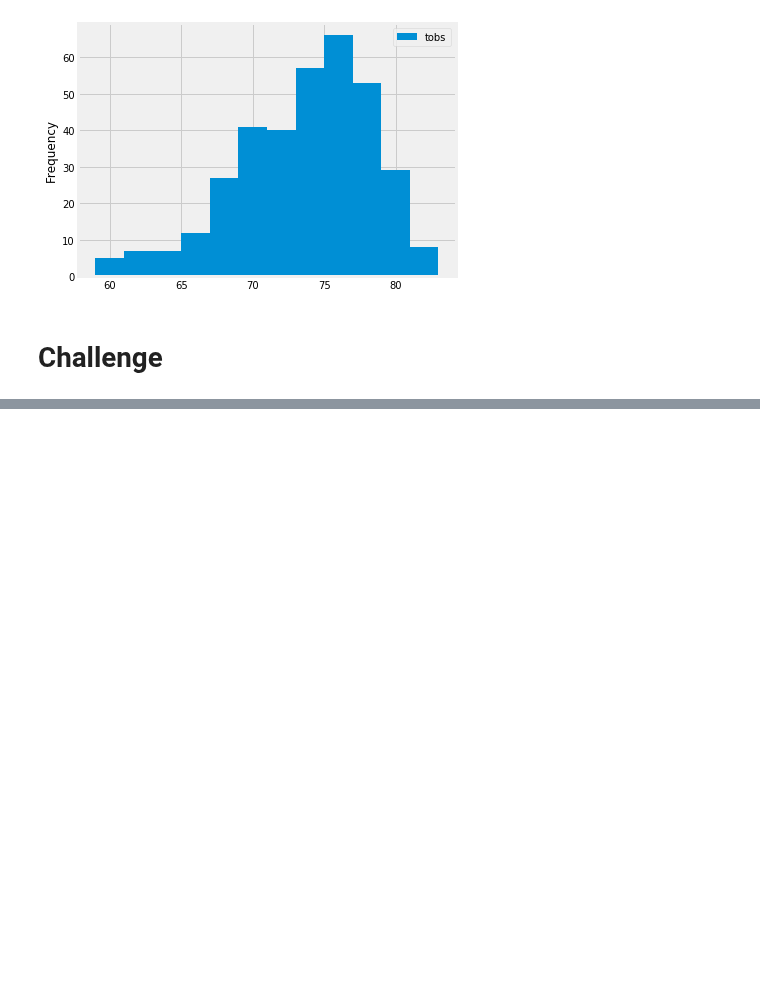
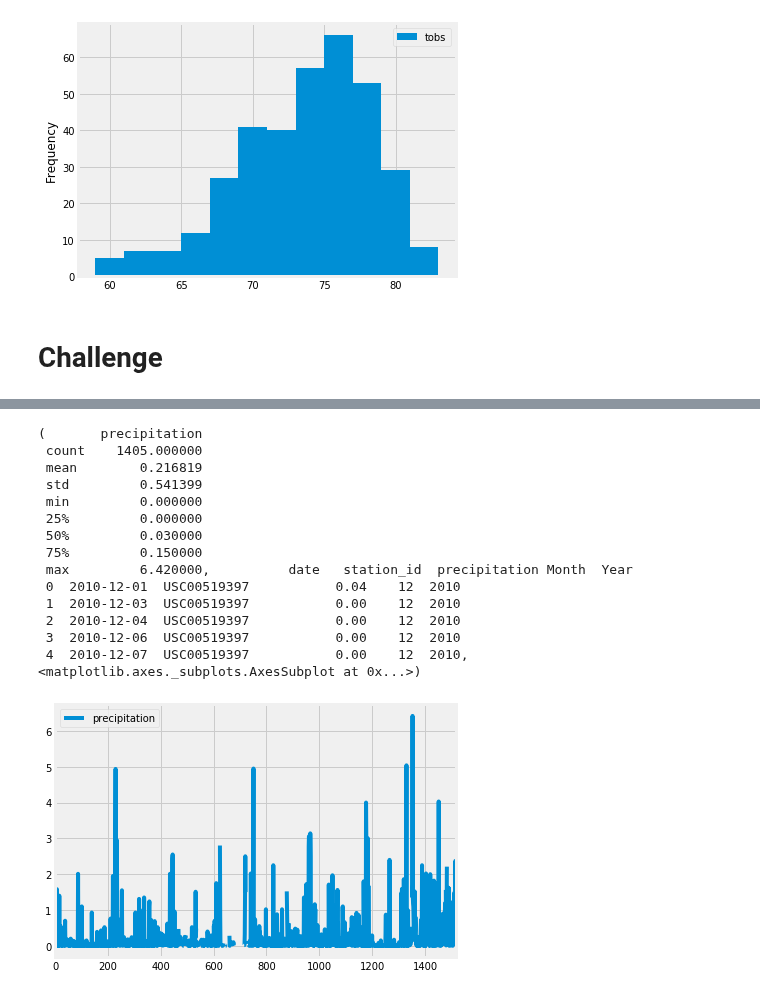
Before and after one commit to vsanand27/surfs_up, a Jupyter notebook: climate_analysis.ipynb, the cells around one changed output, grey strips where cells are left out. Cells and saved outputs as stored; diff of their text form; code cells hidden in the pictures; blank space fills up the shorter version.

```diff
--- a/climate_analysis.ipynb
+++ b/climate_analysis.ipynb
@@ -186,0 +222,18 @@ plt.tight_layout()
+# %%
+rainfall('12')
+# %% [output]
+(       precipitation
+ count    1405.000000
+ mean        0.216819
+ std         0.541399
+ min         0.000000
+ 25%         0.000000
+ 50%         0.030000
+ 75%         0.150000
+ max         6.420000,          date   station_id  precipitation Month  Year
+ 0  2010-12-01  USC00519397           0.04    12  2010
+ 1  2010-12-03  USC00519397           0.00    12  2010
+ 2  2010-12-04  USC00519397           0.00    12  2010
+ 3  2010-12-06  USC00519397           0.00    12  2010
+ 4  2010-12-07  USC00519397           0.00    12  2010, <matplotlib.axes._subplots.AxesSubplot at 0x...>)
+[figure, added]
```
Also changed, not shown: parts of 6 cells of this notebook, 1 other file.
